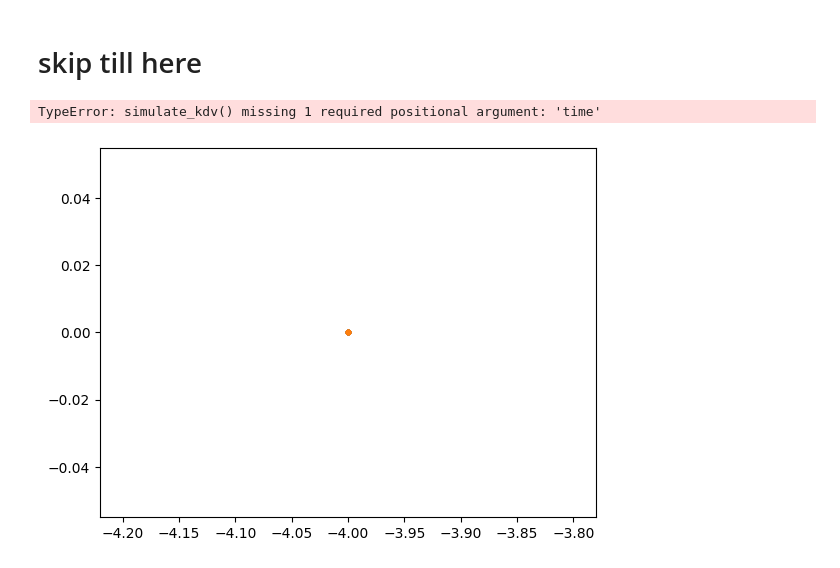
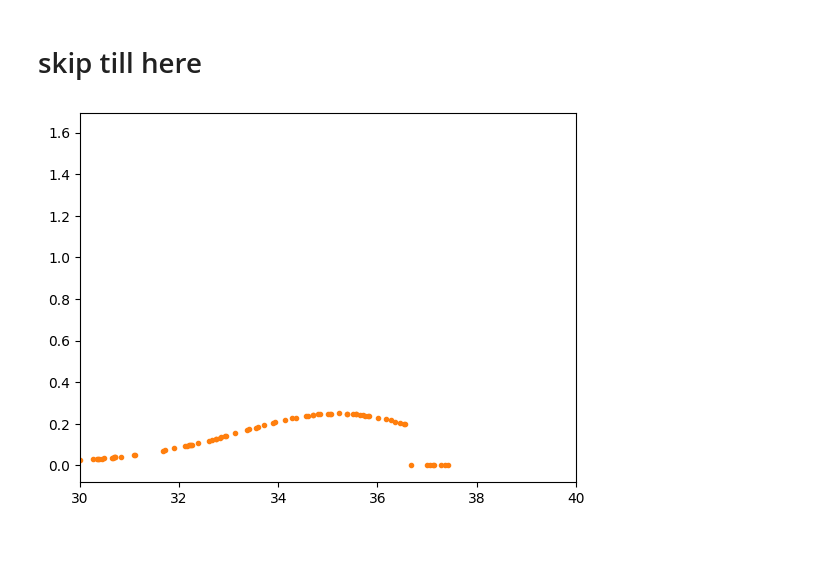
Before and after one commit to naiaseh/Trunk, a Jupyter notebook: PinnNew/KdV.ipynb, the cells around one changed output. Cells and saved outputs as stored; diff of their text form; code cells hidden in the pictures.

```diff
--- a/PinnNew/KdV.ipynb
+++ b/PinnNew/KdV.ipynb
@@ -10,7 +10,7 @@ import matplotlib.pyplot as plt
 To enable them in other operations, rebuild TensorFlow with the appropriate compiler flags.
 # %%
 k=6
-c=5
+c= 3.23
 phi = 0
 def phi_function_PBC(tx,nx=2000,nt=2000):
     offset =  0
@@ -28,8 +28,10 @@ def phi_function_PBC(tx,nx=2000,nt=2000):
 
 
 def phi_function(tx):
-    offset =  -5
-    ksi = tx[:, 1:2]-c*tx[:,0:1]+offset
+
+    offset =  +12
+    ksi = tx[:, 1:2]-0.*tx[:,0:1]+offset
+    ksi = tx[:, 1:2] + offset# in moving frame
     u = c / (2*tf.cosh(np.sqrt(c)*(ksi/2))**2)+phi
     return u
 
@@ -39,6 +41,6 @@ def boundary_function(tx):
 
 # x_start = 0
 # length = 8*np.pi
-x_start =  -16. #-10
-length = 16.#10
-time =  2.
+x_start =  -50. #-10
+length = 50.#10
+time =  10
@@ -124,14 +165,5 @@ anim.save(f, writer=writergif)
 # %% [markdown]
 # skip till here
 # %%
-(tx_samples, y_res), (tx_init, u_init), (tx_bnd_start, u_bnd_start_exact), (tx_bnd_end, u_bnd_end_exact), (tx_boundary, y_boundary)= \
-    simulate_kdv(1000, phi_function, boundary_fcn, x_start, length, time, compute_periodic = False, solver_function = None, nx = 1000, nt = 1000, shuffle_bnd = False, n_init=None, n_bndry=None,random_seed = 42, dtype=tf.float32)
+# (tx_samples, y_res), (tx_init, u_init), (tx_bnd_start, u_bnd_start_exact), (tx_bnd_end, u_bnd_end_exact), (tx_boundary, y_boundary)= \
+#     simulate_kdv(n_samples = 10000, init_function= phi_function, bnd_fcn=boundary_function, xstart=x_start, length=length, time=time, compute_periodic = False, solver_function = None, nx = 1000, nt = 1000, shuffle_bnd = False, n_init=None, n_bndry=None,random_seed = 42, dtype=tf.float32)
-# %% [output]
-TypeError: simulate_kdv() missing 1 required positional argument: 'time'
-# %%
-plt.plot( tx_bnd_start[10:20,1:],u_bnd_start_exact[10:20],'.')
-plt.plot( tx_bnd_start[10:20,1:],u_bnd_end_exact[10:20],'.')
-inputs = [tx_samples, tx_init, tx_bnd_start, tx_bnd_end, tx_bnd]
-outputs = [phi_function(tx_samples), y_res, u_init, u_bnd_exact]
-# %% [output]
-[figure, removed]
@@ -140,0 +170,11 @@ backbone = create_dense_model([500], activation='tanh', initializer='glorot_norm
+# %%
+(tx_eqn, y_eqn), (tx_init, y_init), (tx_boundary, y_boundary) = simulate_kdv(1000, phi_function, boundary_function, length, time, x_start,random_seed = 42, dtype=tf.float32)
+# %%
+plt.plot(tx_boundary[:,1:],y_boundary,'.')
+# plt.plot( tx_init[:,1:],u_init,'.')
+plt.plot( tx_init[:,1:],phi_function(tx_init),'.')
+plt.xlim([30,40])
+inputs = [tx_eqn, tx_init, tx_boundary, tx_boundary, tx_boundary]
+outputs = [phi_function(tx_eqn), y_eqn, y_init, y_boundary]
+# %% [output]
+[figure, added]
```
Also changed, not shown: parts of 19 cells of this notebook, 1 other file.
